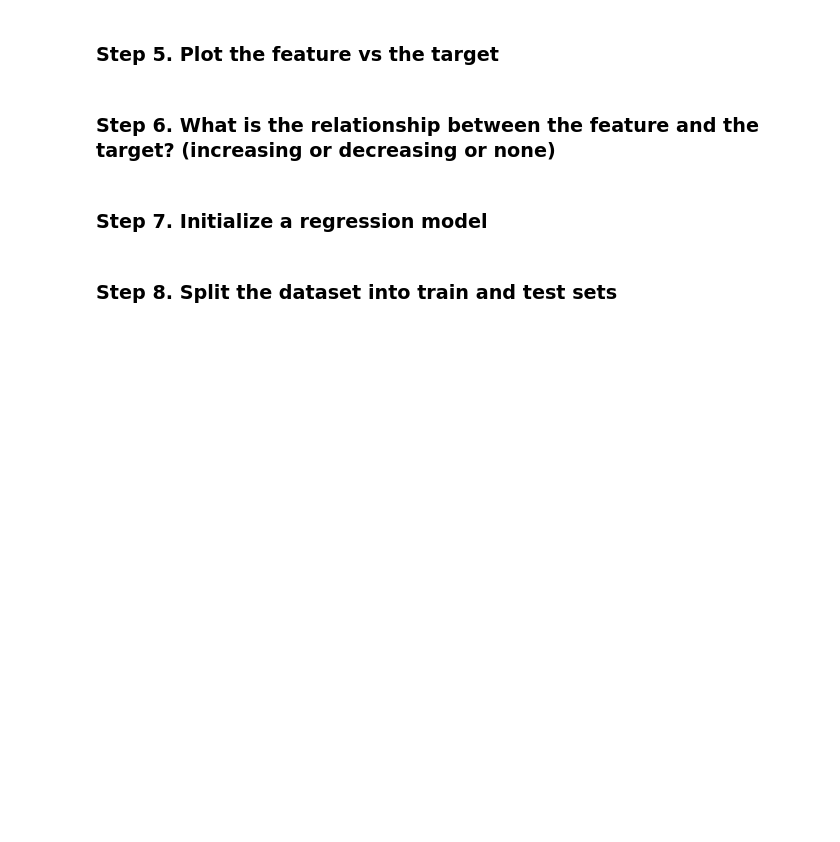
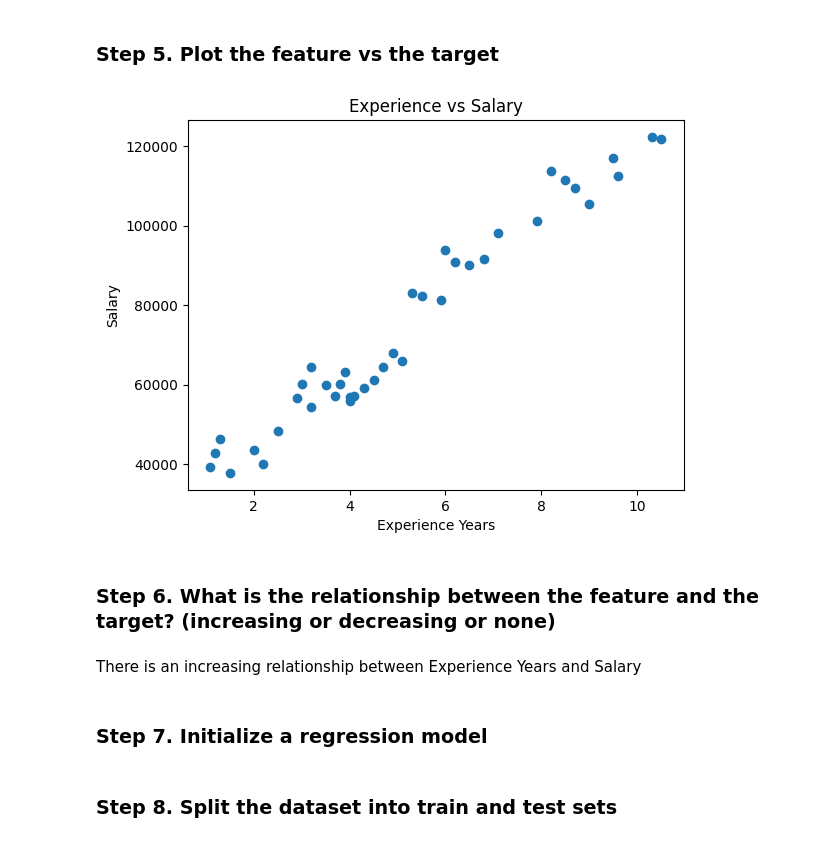
Before and after one commit to Hajer207/B5, a Jupyter notebook: Student/C3/ex2_reg.ipynb, the cells around one changed output. Drawn from its saved outputs; the diff is of its cells as text; code cells hidden in the pictures; blank space fills up the shorter version.

```diff
--- a/Student/C3/ex2_reg.ipynb
+++ b/Student/C3/ex2_reg.ipynb
@@ -19,0 +11,3 @@ import sklearn
+# %%
+df = pd.read_csv('Salary Data.csv')
+df.head()
@@ -20,4 +21,7 @@ import sklearn
 # %% [markdown]
 ### Step 2.a Assign variables `X` to the features and `y` to the target
+# %%
+X = df[['Experience Years']]
+y = df['Salary']
 # %% [markdown]
 ### Step 2.b print the type of each
@@ -30,6 +61,18 @@ import sklearn
 # %% [markdown]
 ### Step 5. Plot the feature vs the target
+# %%
+import matplotlib.pyplot as plt
+
+plt.scatter(X, y)
+plt.xlabel("Experience Years")
+plt.ylabel("Salary")
+plt.title("Experience vs Salary")
+plt.show()
+# %% [output]
+[figure, added]
 # %% [markdown]
 ### Step 6. What is the relationship between the feature and the target? (increasing or decreasing or none)
+# %% [markdown]
+There is an increasing relationship between Experience Years and Salary
 # %% [markdown]
 ### Step 7. Initialize a regression model
```
Also changed, not shown: parts of 16 cells of this notebook, 1 other file.
